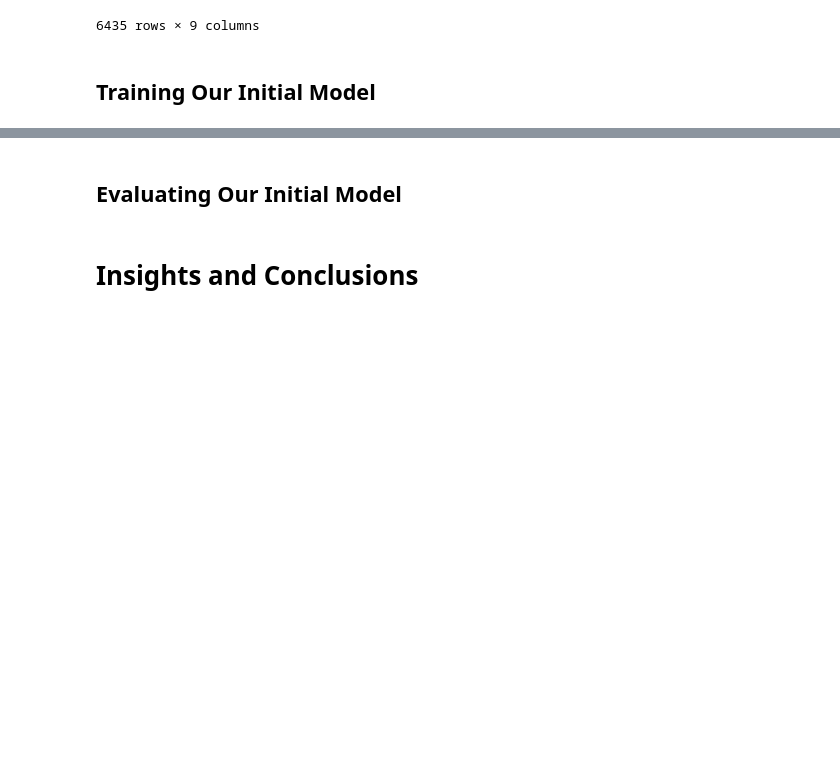
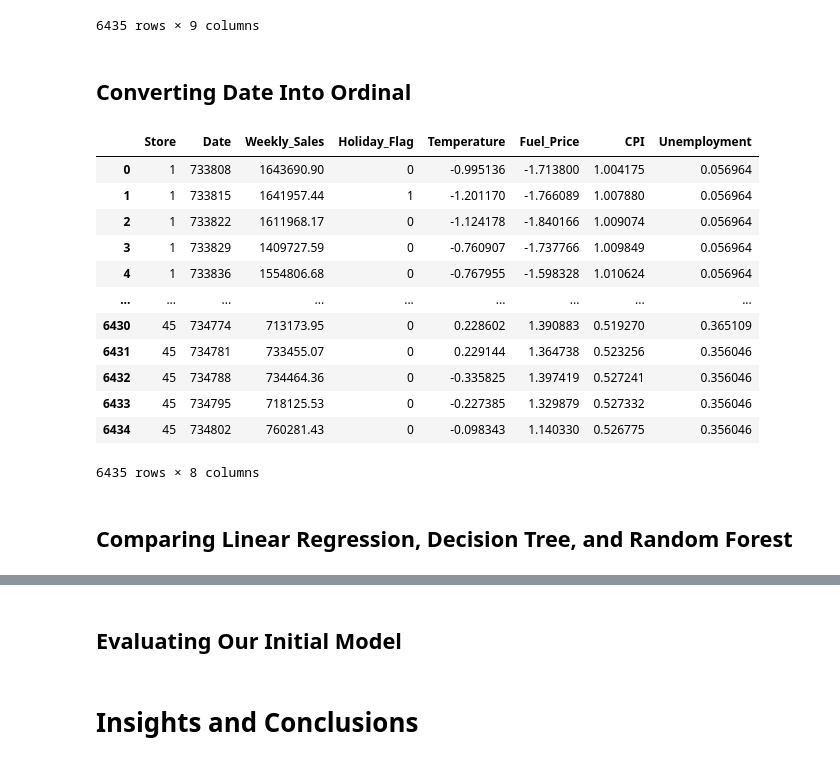
Before and after one commit to ChrisPerezLebron/CMSC320Project, a Jupyter notebook: main.ipynb, the cells around one changed output, grey strips where cells are left out. Drawn from its saved outputs; the diff is of its cells as text; code cells hidden in the pictures; blank space fills up the shorter version.

```diff
--- a/main.ipynb
+++ b/main.ipynb
@@ -804,5 +801,3 @@ standardizedDf
 | 6433 | 45 | 2012-10-19 | 718125.53 | 0 | -0.227385 | 1.329879 | 0.527332 | 0.356046 | October |
 | 6434 | 45 | 2012-10-26 | 760281.43 | 0 | -0.098343 | 1.140330 | 0.526775 | 0.356046 | October |
 6435 rows × 9 columns
-# %% [markdown]
-## Training Our Initial Model
@@ -813,0 +804,25 @@ standardizedDf
+# %% [markdown]
+## Converting Date Into Ordinal
+# %%
+import datetime as dt
+standardizedDf['Date']=standardizedDf['Date'].map(dt.datetime.toordinal)
+
+#also remove month column
+standardizedDf = standardizedDf.drop('Month', axis=1)
+standardizedDf
+# %% [output]
+|  | Store | Date | Weekly_Sales | Holiday_Flag | Temperature | Fuel_Price | CPI | Unemployment |
+| 0 | 1 | 733808 | 1643690.90 | 0 | -0.995136 | -1.713800 | 1.004175 | 0.056964 |
+| 1 | 1 | 733815 | 1641957.44 | 1 | -1.201170 | -1.766089 | 1.007880 | 0.056964 |
+| 2 | 1 | 733822 | 1611968.17 | 0 | -1.124178 | -1.840166 | 1.009074 | 0.056964 |
+| 3 | 1 | 733829 | 1409727.59 | 0 | -0.760907 | -1.737766 | 1.009849 | 0.056964 |
+| 4 | 1 | 733836 | 1554806.68 | 0 | -0.767955 | -1.598328 | 1.010624 | 0.056964 |
+| ... | ... | ... | ... | ... | ... | ... | ... | ... |
+| 6430 | 45 | 734774 | 713173.95 | 0 | 0.228602 | 1.390883 | 0.519270 | 0.365109 |
+| 6431 | 45 | 734781 | 733455.07 | 0 | 0.229144 | 1.364738 | 0.523256 | 0.356046 |
+| 6432 | 45 | 734788 | 734464.36 | 0 | -0.335825 | 1.397419 | 0.527241 | 0.356046 |
+| 6433 | 45 | 734795 | 718125.53 | 0 | -0.227385 | 1.329879 | 0.527332 | 0.356046 |
+| 6434 | 45 | 734802 | 760281.43 | 0 | -0.098343 | 1.140330 | 0.526775 | 0.356046 |
+6435 rows × 8 columns
+# %% [markdown]
+## Comparing Linear Regression, Decision Tree, and Random Forest
```
Also changed, not shown: parts of 9 cells of this notebook.
